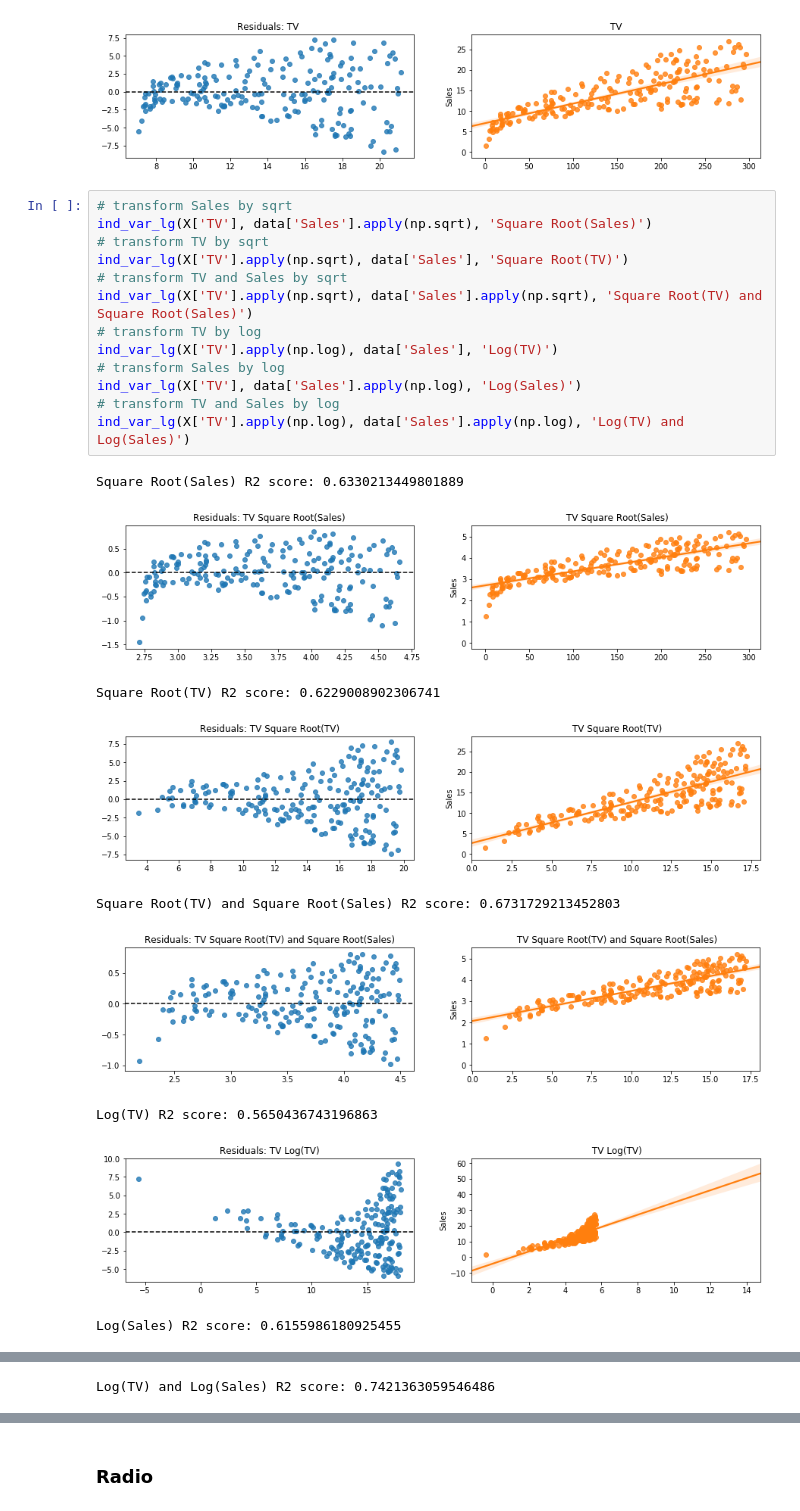
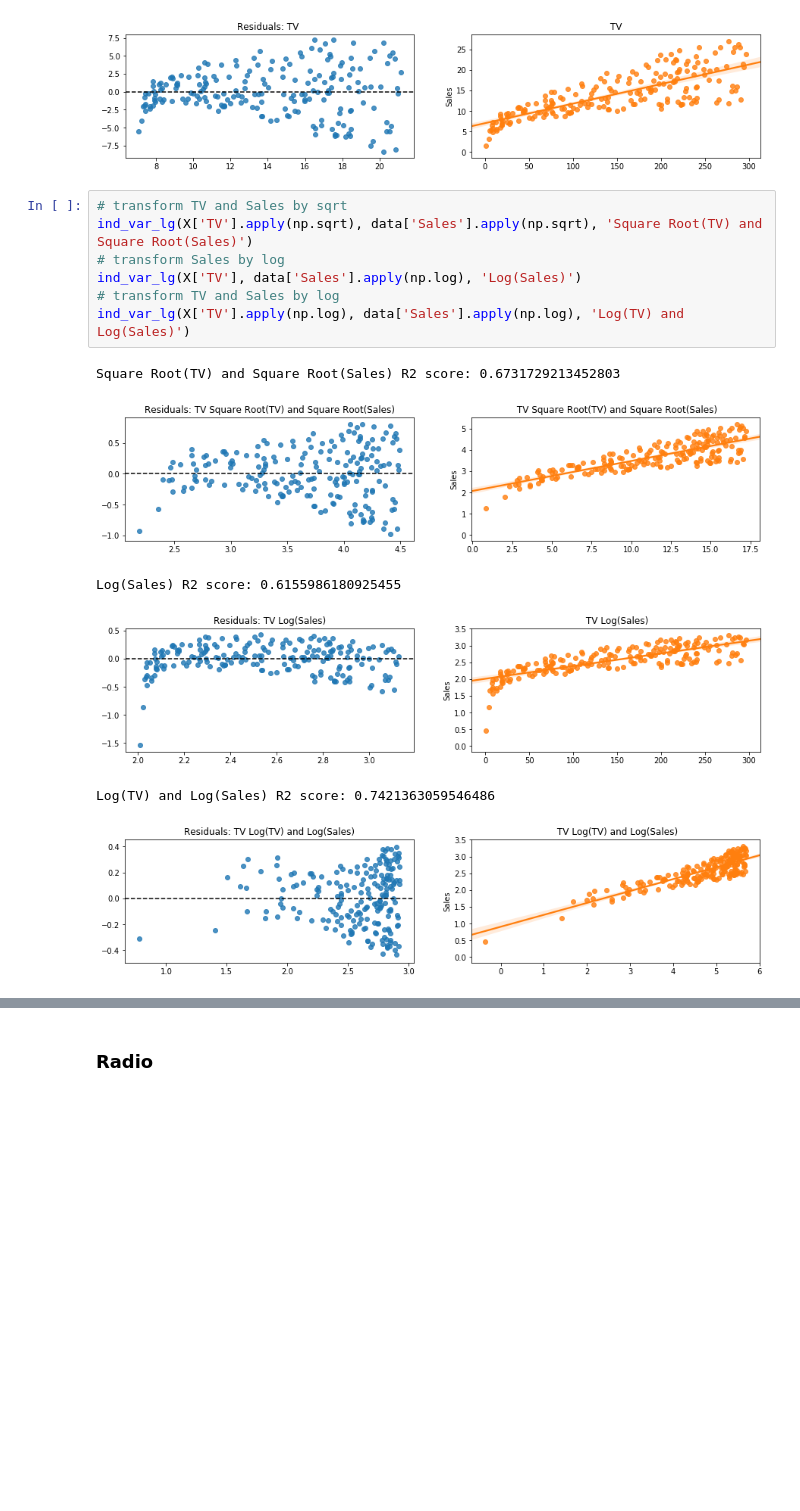
Before and after one commit to cobrobrown/thinkful_course, a Jupyter notebook: unit_2_supervised_learning/2.4.3_the_extraordinary_power_of_explanatory_power/2.4.3_linear_regression_assumptions.ipynb, the cells around one changed output, grey strips where cells are left out. Saved outputs shown, nothing was run; the diff lists cells and outputs as text; blank space fills up the shorter version.

```diff
--- a/unit_2_supervised_learning/2.4.3_the_extraordinary_power_of_explanatory_power/2.4.3_linear_regression_assumptions.ipynb
+++ b/unit_2_supervised_learning/2.4.3_the_extraordinary_power_of_explanatory_power/2.4.3_linear_regression_assumptions.ipynb
@@ -78,25 +78,16 @@ ind_var_lg(X['TV'], data['Sales'])
  R2 score: 0.611875050850071
 [figure]
 # %%
-# transform Sales by sqrt
-ind_var_lg(X['TV'], data['Sales'].apply(np.sqrt), 'Square Root(Sales)')
-# transform TV by sqrt
-ind_var_lg(X['TV'].apply(np.sqrt), data['Sales'], 'Square Root(TV)')
 # transform TV and Sales by sqrt
 ind_var_lg(X['TV'].apply(np.sqrt), data['Sales'].apply(np.sqrt), 'Square Root(TV) and Square Root(Sales)')
-# transform TV by log
-ind_var_lg(X['TV'].apply(np.log), data['Sales'], 'Log(TV)')
 # transform Sales by log
 ind_var_lg(X['TV'], data['Sales'].apply(np.log), 'Log(Sales)')
 # transform TV and Sales by log
 ind_var_lg(X['TV'].apply(np.log), data['Sales'].apply(np.log), 'Log(TV) and Log(Sales)')
 # %% [output]
-Square Root(Sales) R2 score: 0.6330213449801889
+Square Root(TV) and Square Root(Sales) R2 score: 0.6731729213452803
-[figure, old version]
+[figure, new version]
-Square Root(TV) R2 score: 0.6229008902306741
+Log(Sales) R2 score: 0.6155986180925455
-[figure, old version]
+[figure, new version]
-Square Root(TV) and Square Root(Sales) R2 score: 0.6731729213452803
+Log(TV) and Log(Sales) R2 score: 0.7421363059546486
-[figure, old version]
+[figure, new version]
-Log(TV) R2 score: 0.5650436743196863
-[figure, removed]
-Log(Sales) R2 score: 0.6155986180925455
@@ -104 +93,0 @@ Log(Sales) R2 score: 0.6155986180925455
-Log(TV) and Log(Sales) R2 score: 0.7421363059546486
```
Also changed, not shown: parts of 9 cells of this notebook.
